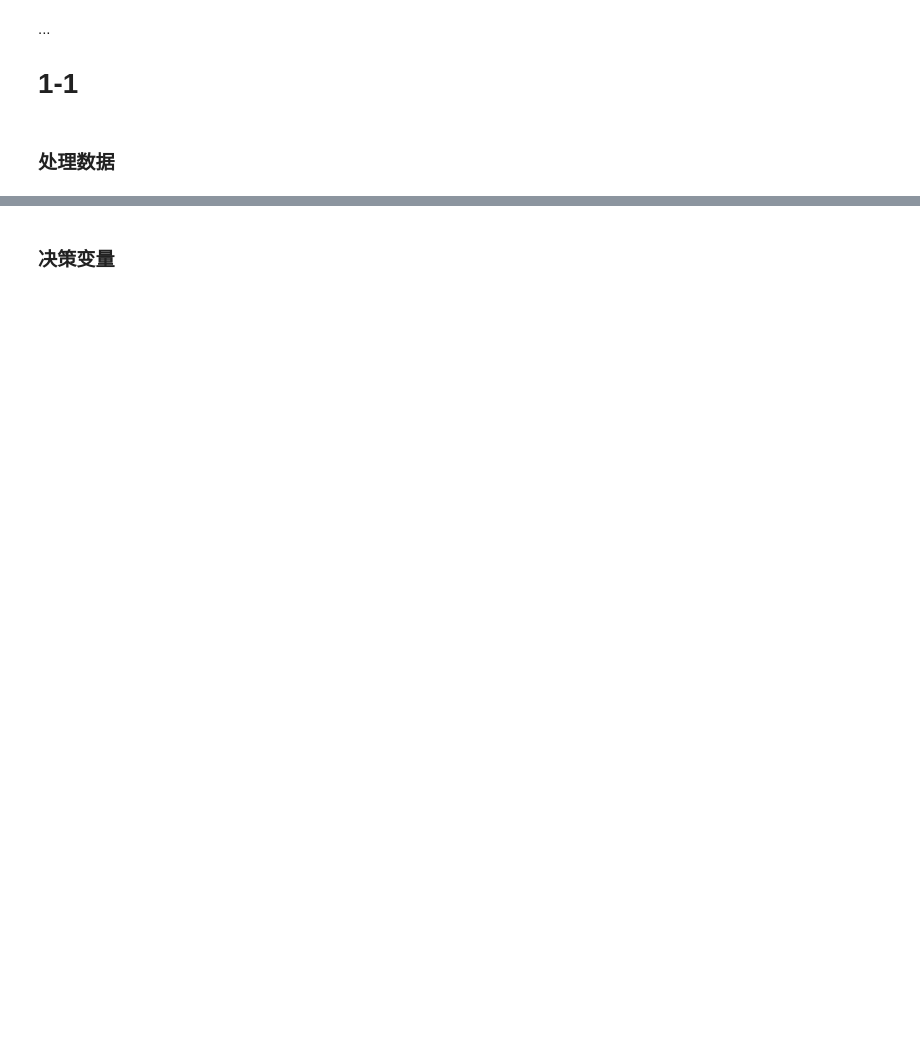
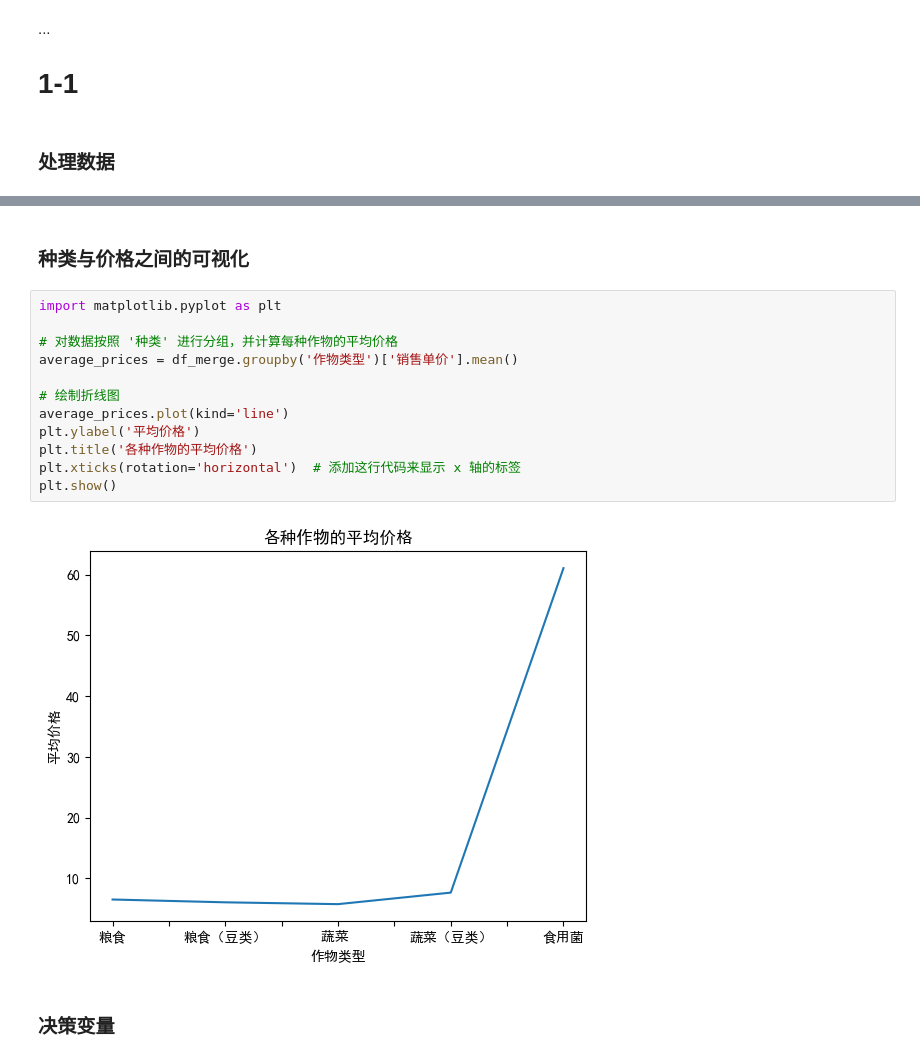
Before and after one commit to maoluois/MathmaticalModling, a Jupyter notebook: 2024C.ipynb, the cells around one changed output, grey strips where cells are left out. Saved outputs shown, nothing was run; the diff lists cells and outputs as text; blank space fills up the shorter version.

```diff
--- a/2024C.ipynb
+++ b/2024C.ipynb
@@ -159,2 +193,18 @@ dd_kind = df_agrikind.iloc[16:34, 1]
+# %% [markdown]
+### 种类与价格之间的可视化
+# %%
+import matplotlib.pyplot as plt
+
+# 对数据按照 '种类' 进行分组，并计算每种作物的平均价格
+average_prices = df_merge.groupby('作物类型')['销售单价'].mean()
+
+# 绘制折线图
+average_prices.plot(kind='line')
+plt.ylabel('平均价格')
+plt.title('各种作物的平均价格')
+plt.xticks(rotation='horizontal')  # 添加这行代码来显示 x 轴的标签
+plt.show()
+# %% [output]
+[figure, added]
 # %% [markdown]
 ### 决策变量
```
Also changed, not shown: parts of 33 cells of this notebook, 6 other files.
